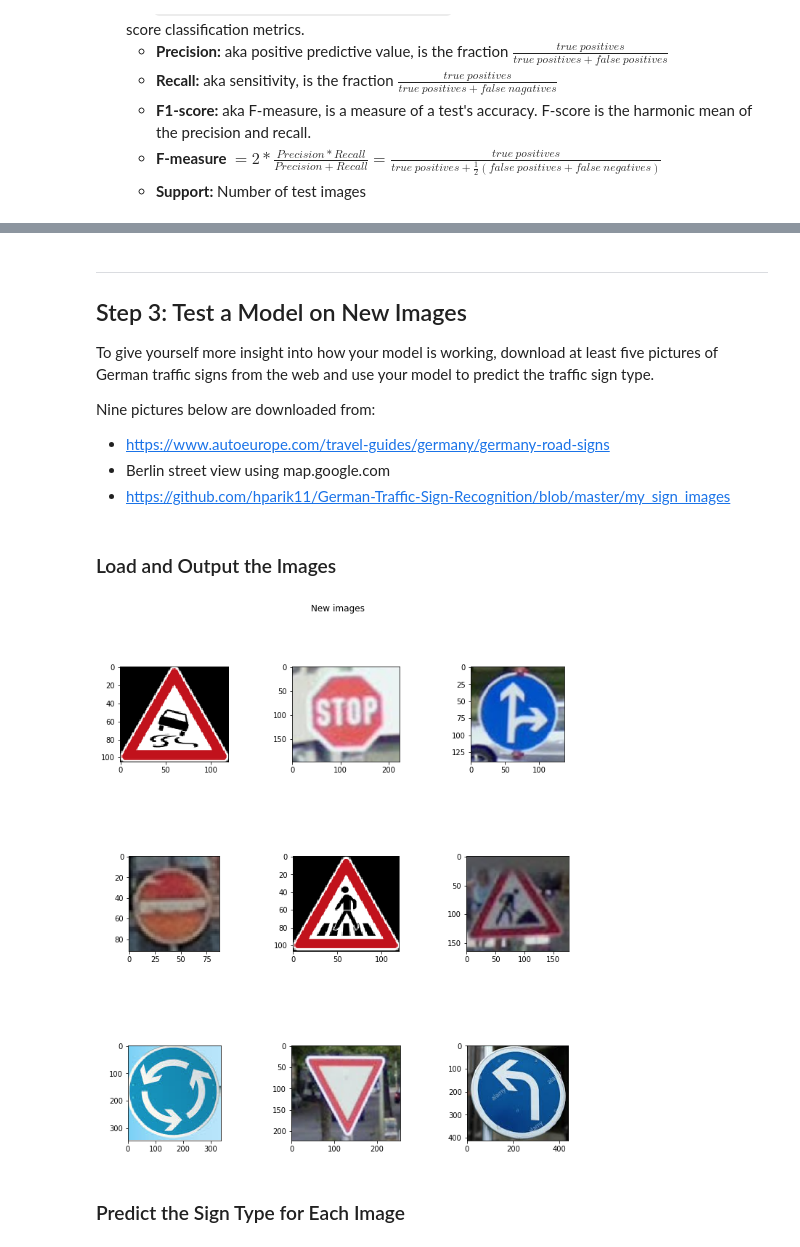
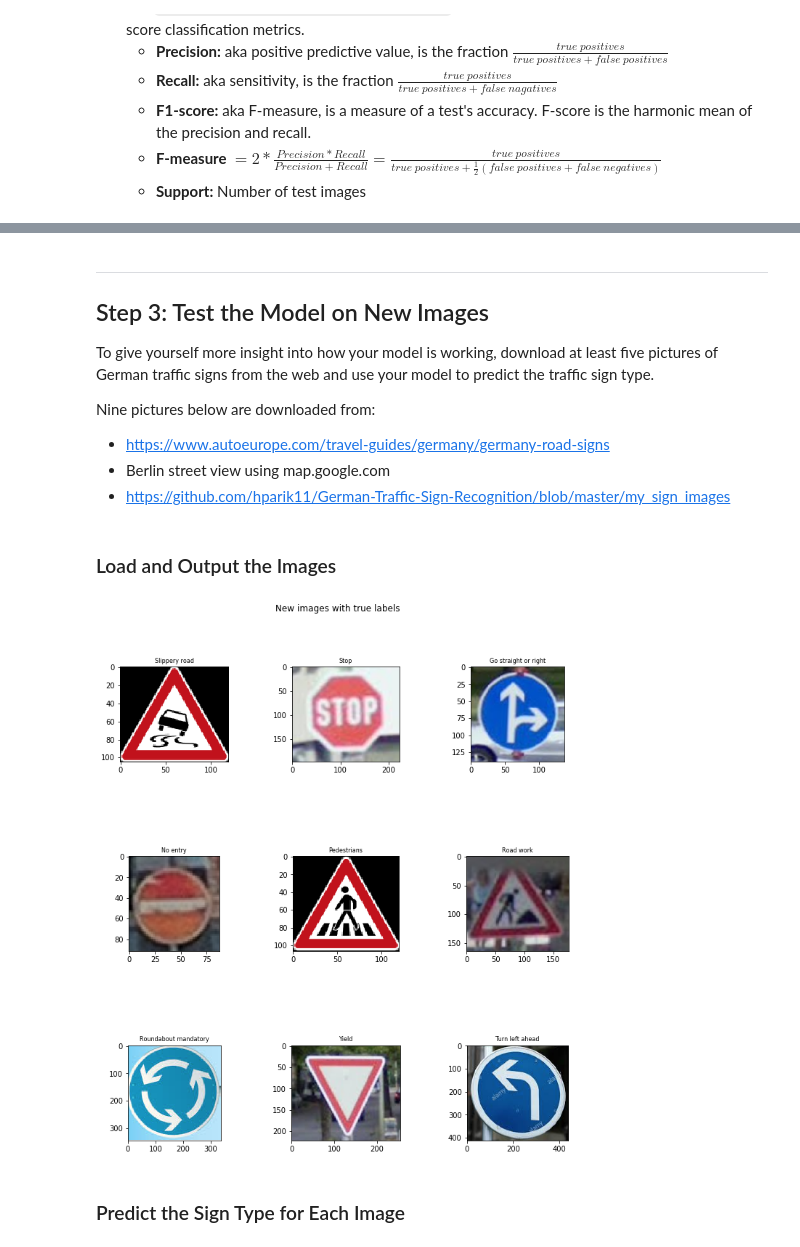
Before and after one commit to tcdoan/CarND-Traffic-Sign-Classifier-Project, a Jupyter notebook: Traffic_Sign_Classifier.ipynb, the cells around one changed output, grey strips where cells are left out. Drawn from its saved outputs; the diff is of its cells as text; code cells hidden in the pictures.

```diff
--- a/Traffic_Sign_Classifier.ipynb
+++ b/Traffic_Sign_Classifier.ipynb
@@ -544,7 +546,7 @@ print(classification_report(y_test, yhats, target_names=target_names))
 # %% [markdown]
 ---
 
-## Step 3: Test a Model on New Images
+## Step 3: Test the Model on New Images
 
 To give yourself more insight into how your model is working, download at least five pictures of German traffic signs from the web and use your model to predict the traffic sign type.
 
@@ -557,29 +559,30 @@ Nine pictures below are downloaded from:
 # %%
 import glob
 import numpy as np
 import matplotlib.pyplot as plt
 import matplotlib.image as mpimg
 
 def visualizeNewImages(imgFiles, classIds=None, title='New images', rows=3, cols=3):
     fig, ax = plt.subplots(nrows=rows, ncols=cols, figsize=(12, 12), gridspec_kw={'hspace': 1})
     fig.suptitle(title)
 
     i = 0
     for imgFile in imgFiles:
         img = mpimg.imread(imgFile)
 
         # Remove the last alpha channel
         img = img[:,:,:3]
         ax[i//rows, i%cols].imshow(img)
         if classIds is not None:
             classId = classIds[i]
             label = signDict[classId][:40]
             ax[i//rows, i%cols].set_title(label, fontsize=8)
         i +=1
 
-visualizeNewImages(glob.glob('newImages/*.*'))
+trueClasses = np.array([23, 14, 36, 17, 27, 25, 40, 13, 34])
+visualizeNewImages(glob.glob('newImages/*.*'), trueClasses, title='New images with true labels')
 # %% [output]
-[figure, old version]
+[figure, new version]
 # %% [markdown]
 ### Predict the Sign Type for Each Image
 # %%
```
Also changed, not shown: parts of 12 cells of this notebook, 7 other files.
